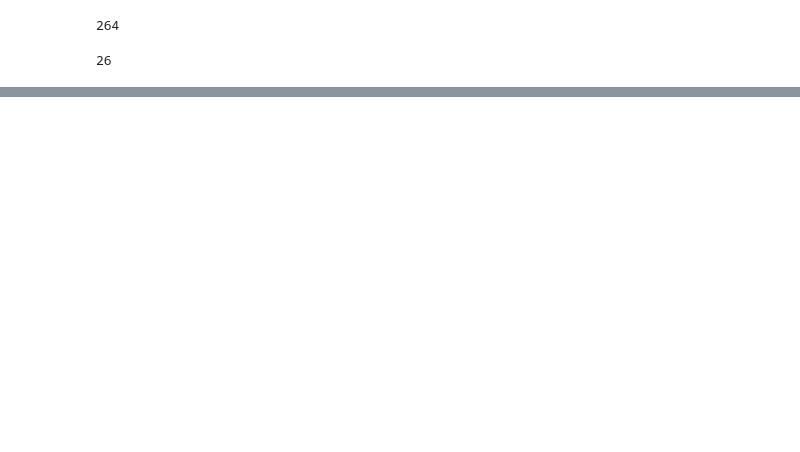
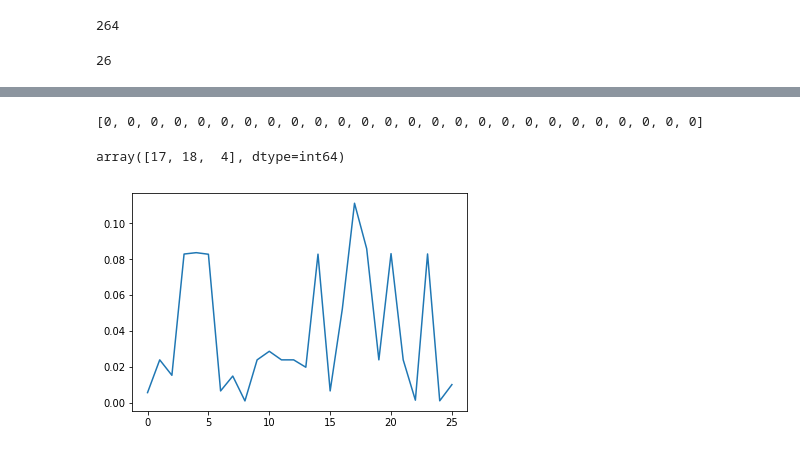
Before and after one commit to cs230-team/bug-mining, a Jupyter notebook: Untitled.ipynb, the cells around one changed output, grey strips where cells are left out. Saved outputs shown, nothing was run; the diff lists cells and outputs as text; code cells hidden in the pictures; blank space fills up the shorter version.

```diff
--- a/Untitled.ipynb
+++ b/Untitled.ipynb
@@ -8,4 +8,4 @@ my_data.shape
 # %% [output]
 (48, 264)
 # %%
-cntr, u, u_0, _, _, _, _ = fuzz.cmeans(my_data, 26, 2.1, error = 0.0001, maxiter = 10000)
+cntr, u, u_0, _, _, _, _ = fuzz.cmeans(my_data, 26, 2.00, error = 0.0001, maxiter = 100000)
@@ -89,2 +21,0 @@ import seaborn as sns
-# %%
-sns.set(style="darkgrid")
@@ -144,0 +123,13 @@ lines
+# %%
+cluster_cnt
+# %% [output]
+[0, 0, 0, 0, 0, 0, 0, 0, 0, 0, 0, 0, 0, 0, 0, 0, 0, 0, 0, 0, 0, 0, 0, 0, 0, 0]
+# %%
+u.transpose()[0].argsort()[-3:][::-1]
+# %% [output]
+array([17, 18,  4], dtype=int64)
+# %%
+plt.plot(range(26), u.transpose()[0])
+plt.show()
+# %% [output]
+[figure, added]
```
Also changed, not shown: parts of 47 cells of this notebook.
